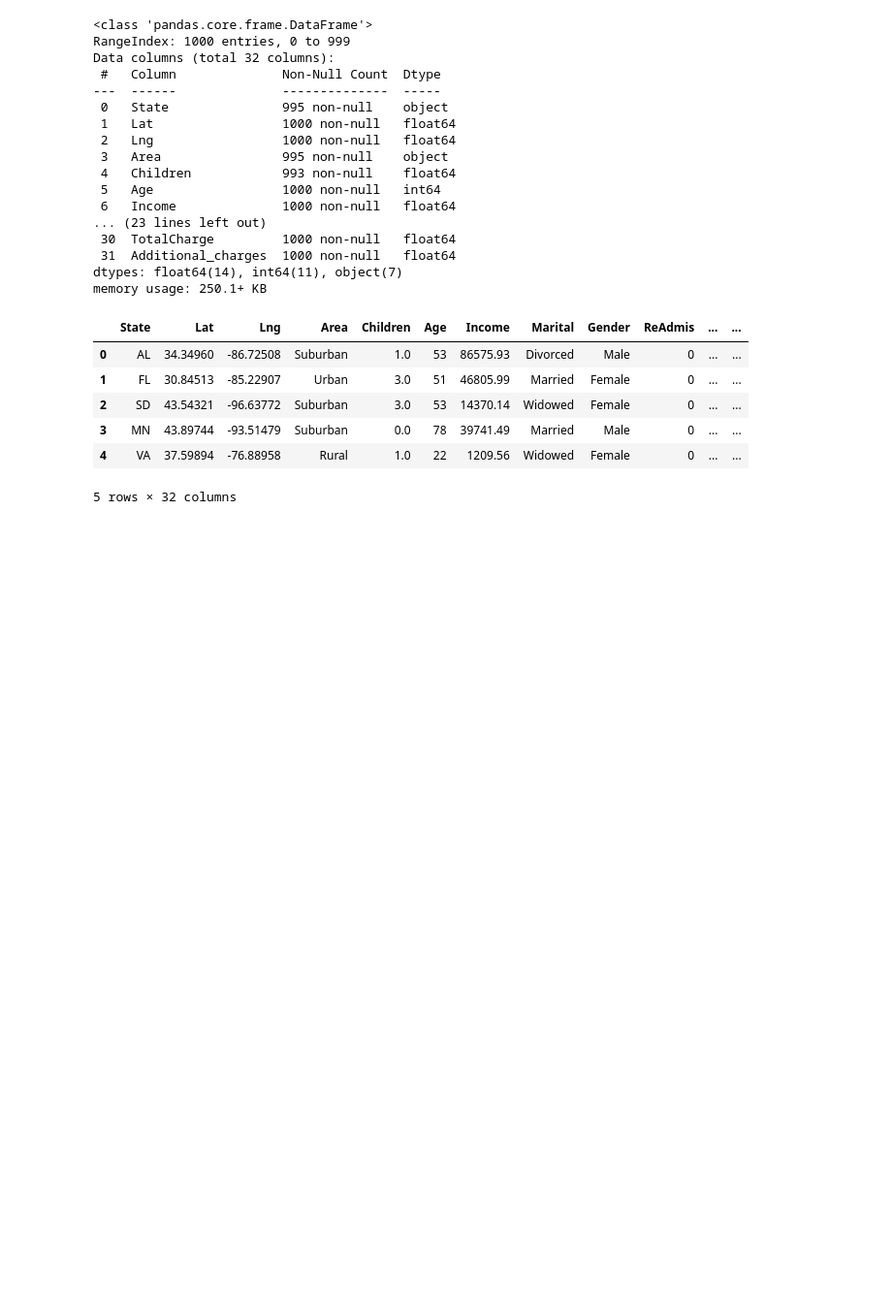
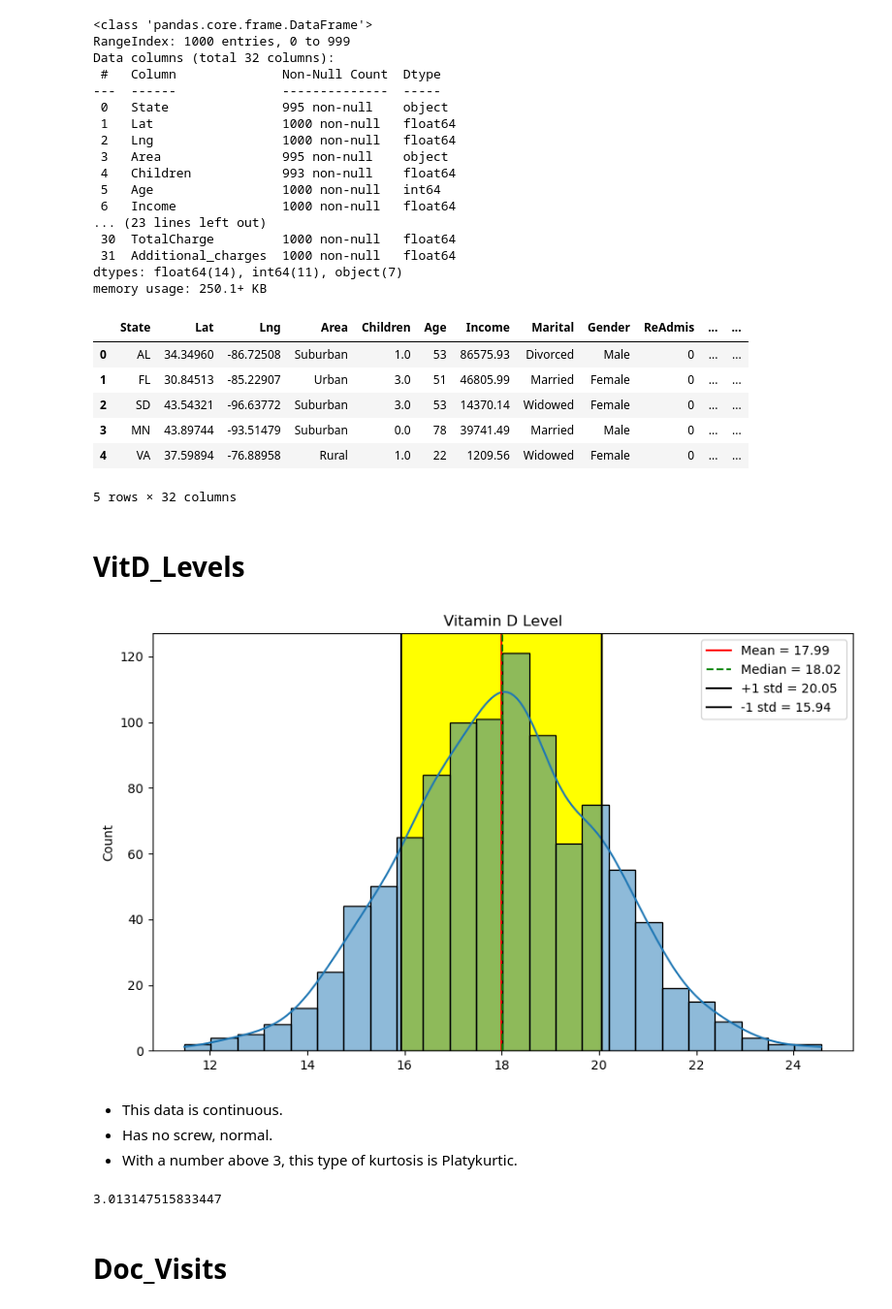
Before and after one commit to CaillahR/Describing-Distributions, a Jupyter notebook: Untitled.ipynb, the cells around one changed output. Shown at 97% size. Cells and saved outputs as stored; diff of their text form; code cells hidden in the pictures; blank space fills up the shorter version.

```diff
--- a/Untitled.ipynb
+++ b/Untitled.ipynb
@@ -33,3 +35,36 @@ memory usage: 250.1+ KB
 | 3 | MN | 43.89744 | -93.51479 | Suburban | 0.0 | 78 | 39741.49 | Married | Male | 0 | ... | ... |
 | 4 | VA | 37.59894 | -76.88958 | Rural | 1.0 | 22 | 1209.56 | Widowed | Female | 0 | ... | ... |
 5 rows × 32 columns
+# %% [markdown]
+# VitD_Levels
+# %%
+mean_vit = df["VitD_levels"].mean()
+med_vit = df["VitD_levels"].median()
+std_vit = df["VitD_levels"].std()
+plus_one_std_vit = mean_vit + std_vit
+minus_one_std_vit = mean_vit - std_vit
+# %%
+fig,ax = plt.subplots(figsize=(10,6))
+sns.histplot(df["VitD_levels"], ax = ax, kde = True)
+ax.axvline(mean_vit, color = "red", label = f'Mean = {mean_vit:,.2f}')
+ax.axvline(med_vit, ls='--', color = 'green', label = f'Median = {med_vit:,.2f}')
+ax.axvline(plus_one_std_vit, color = 'black',label=f'+1 std = {plus_one_std_vit:,.2f}')
+ax.axvline(minus_one_std_vit, color = 'black', label = f'-1 std = {minus_one_std_vit:,.2f}')
+ax.axvspan(plus_one_std_vit, minus_one_std_vit, color = 'yellow', zorder = 0)
+ax.set_title('Vitamin D Level')
+ax.set(xlabel = None)
+ax.legend();
+# %% [output]
+[figure, added]
+# %% [markdown]
+- This data is continuous.
+- Has no screw, normal.
+- With a number above 3, this type of kurtosis is Platykurtic.
+# %%
+from scipy import stats
+kurt_vit = stats.kurtosis(df["VitD_levels"], fisher = False)
+kurt_vit
+# %% [output]
+3.013147515833447
+# %% [markdown]
+# Doc_Visits
```
Also changed, not shown: parts of 10 cells of this notebook.
